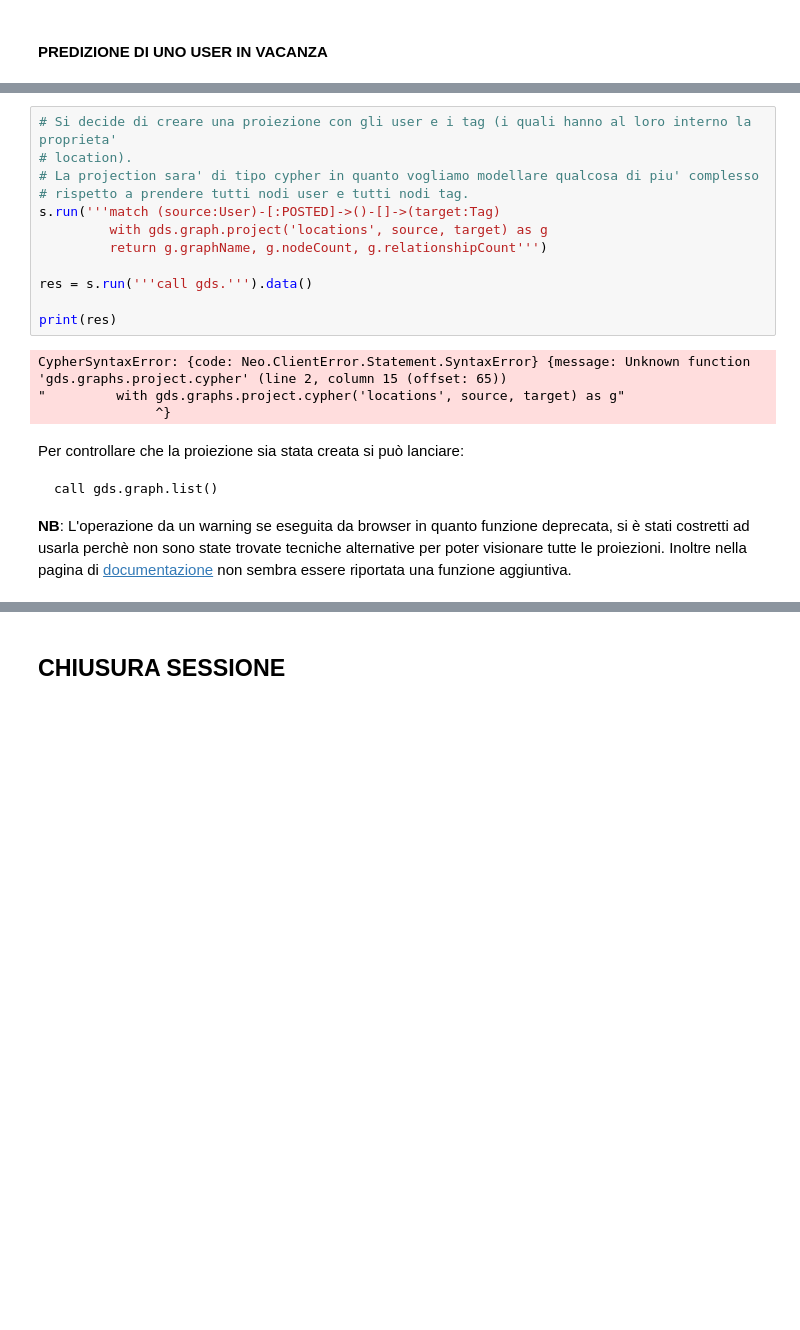
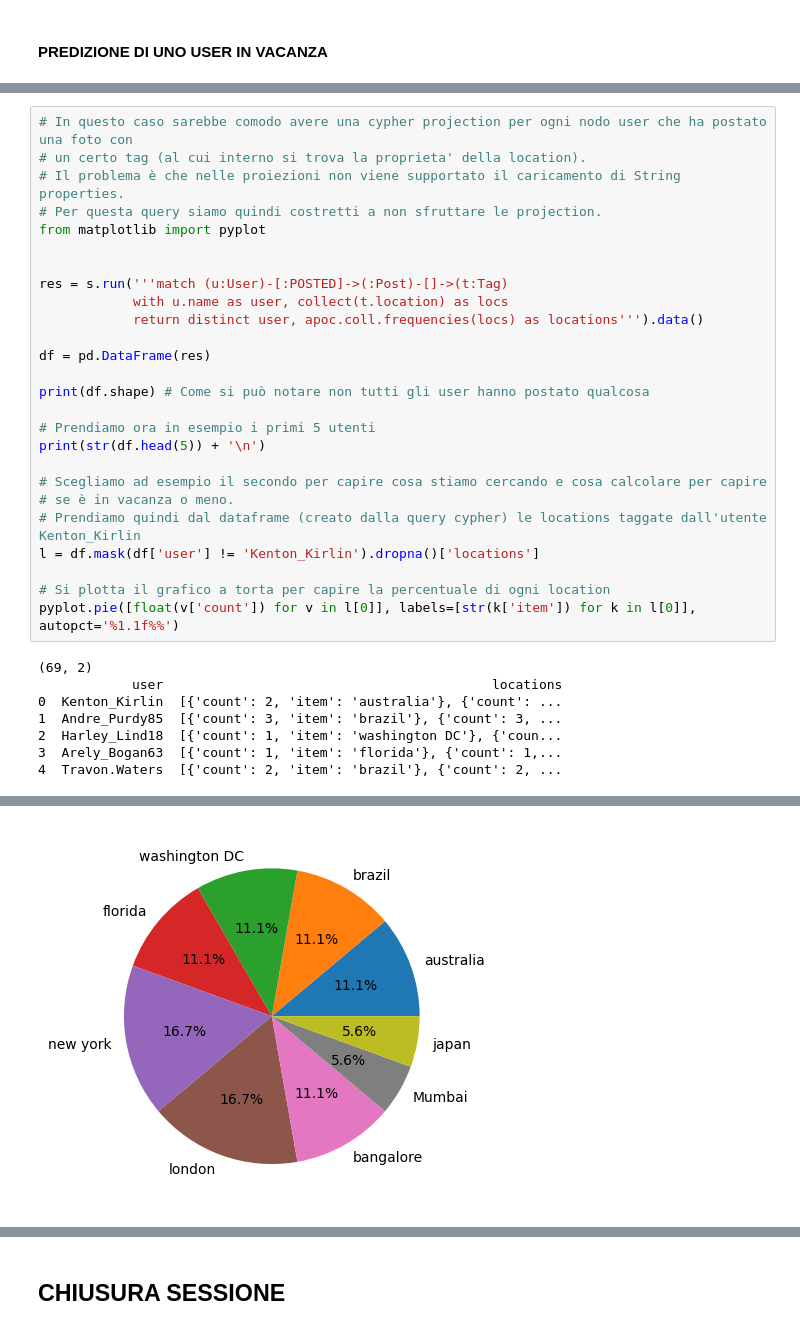
Before and after one commit to Gattopandacorno/bigData, a Jupyter notebook: GDS_Module.ipynb, the cells around one changed output, grey strips where cells are left out. Saved outputs shown, nothing was run; the diff lists cells and outputs as text; blank space fills up the shorter version.

````diff
--- a/GDS_Module.ipynb
+++ b/GDS_Module.ipynb
@@ -385,22 +396,34 @@ Per utenti non soliti a postare possiamo dire (ovviamente molto meno) in quanto
-# %%
-# Si decide di creare una proiezione con gli user e i tag (i quali hanno al loro interno la proprieta'
-# location).
-# La projection sara' di tipo cypher in quanto vogliamo modellare qualcosa di piu' complesso
-# rispetto a prendere tutti nodi user e tutti nodi tag.
-s.run('''match (source:User)-[:POSTED]->()-[]->(target:Tag)
-         with gds.graph.project('locations', source, target) as g
-         return g.graphName, g.nodeCount, g.relationshipCount''')
-
-res = s.run('''call gds.''').data()
-
-print(res)
-# %% [output]
-CypherSyntaxError: {code: Neo.ClientError.Statement.SyntaxError} {message: Unknown function 'gds.graphs.project.cypher' (line 2, column 15 (offset: 65))
-"         with gds.graphs.project.cypher('locations', source, target) as g"
-               ^}
-# %% [markdown]
-Per controllare che la proiezione sia stata creata si può lanciare:
-```cypher
-call gds.graph.list()
-```
-**NB**: L'operazione da un warning se eseguita da browser in quanto funzione deprecata, si è stati costretti ad usarla perchè non sono state trovate tecniche alternative per poter visionare tutte le proiezioni. Inoltre nella pagina di [documentazione](https://neo4j.com/docs/graph-data-science/current/operations-reference/graph-operation-references/) non sembra essere riportata una funzione aggiuntiva.
+# %%
+# In questo caso sarebbe comodo avere una cypher projection per ogni nodo user che ha postato una foto con
+# un certo tag (al cui interno si trova la proprieta' della location).
+# Il problema è che nelle proiezioni non viene supportato il caricamento di String properties.
+# Per questa query siamo quindi costretti a non sfruttare le projection.
+from matplotlib import pyplot
+
+
+res = s.run('''match (u:User)-[:POSTED]->(:Post)-[]->(t:Tag)
+            with u.name as user, collect(t.location) as locs
+            return distinct user, apoc.coll.frequencies(locs) as locations''').data()
+
+df = pd.DataFrame(res)
+
+print(df.shape) # Come si può notare non tutti gli user hanno postato qualcosa
+
+# Prendiamo ora in esempio i primi 5 utenti
+print(str(df.head(5)) + '\n')
+
+# Scegliamo ad esempio il secondo per capire cosa stiamo cercando e cosa calcolare per capire
+# se è in vacanza o meno.
+# Prendiamo quindi dal dataframe (creato dalla query cypher) le locations taggate dall'utente Kenton_Kirlin
+l = df.mask(df['user'] != 'Kenton_Kirlin').dropna()['locations']
+
+# Si plotta il grafico a torta per capire la percentuale di ogni location
+pyplot.pie([float(v['count']) for v in l[0]], labels=[str(k['item']) for k in l[0]], autopct='%1.1f%%')
+# %% [output]
+(69, 2)
+            user                                          locations
+0  Kenton_Kirlin  [{'count': 2, 'item': 'australia'}, {'count': ...
+1  Andre_Purdy85  [{'count': 3, 'item': 'brazil'}, {'count': 3, ...
+2  Harley_Lind18  [{'count': 1, 'item': 'washington DC'}, {'coun...
+3  Arely_Bogan63  [{'count': 1, 'item': 'florida'}, {'count': 1,...
+4  Travon.Waters  [{'count': 2, 'item': 'brazil'}, {'count': 2, ...
@@ -406,0 +447 @@ call gds.graph.list()
+[figure, added]
````
Also changed, not shown: parts of 6 cells of this notebook.
